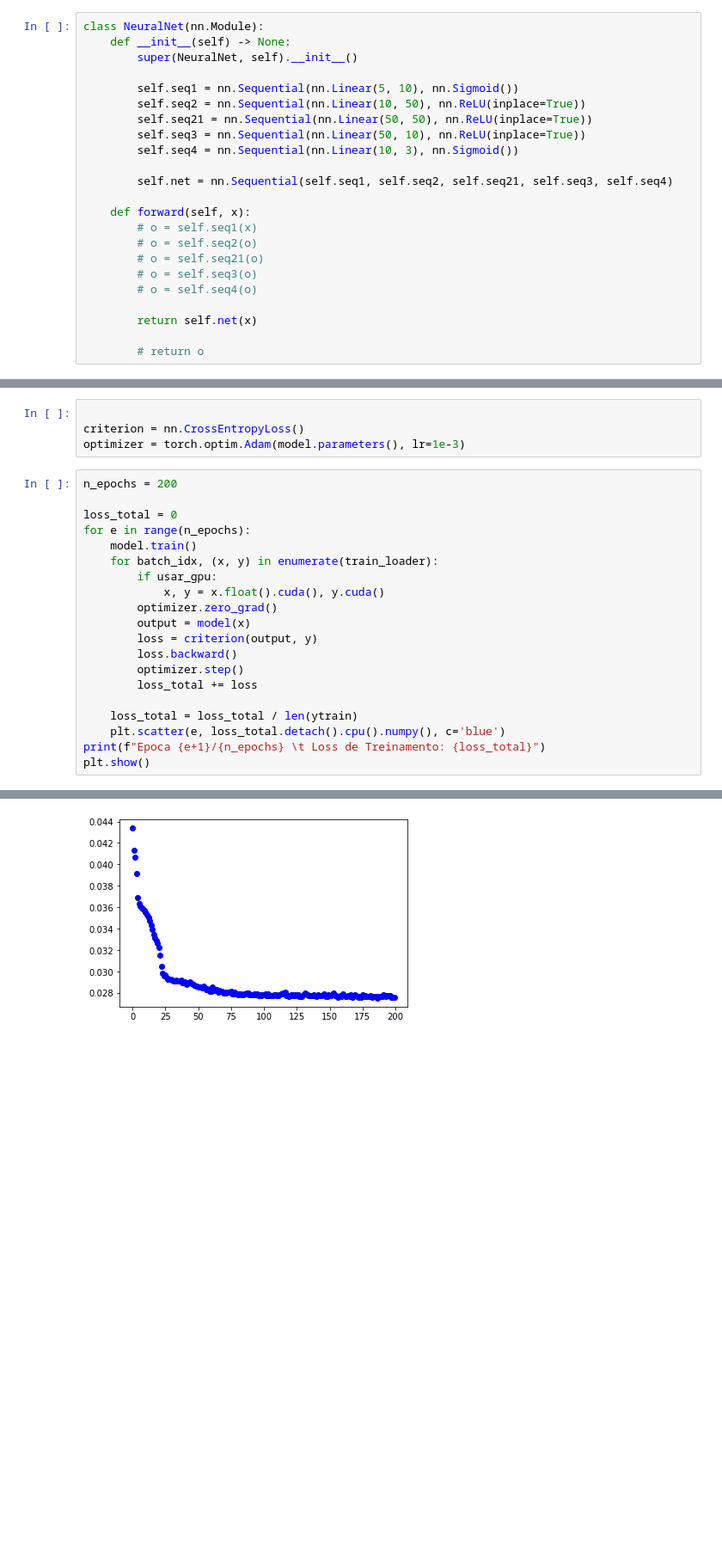
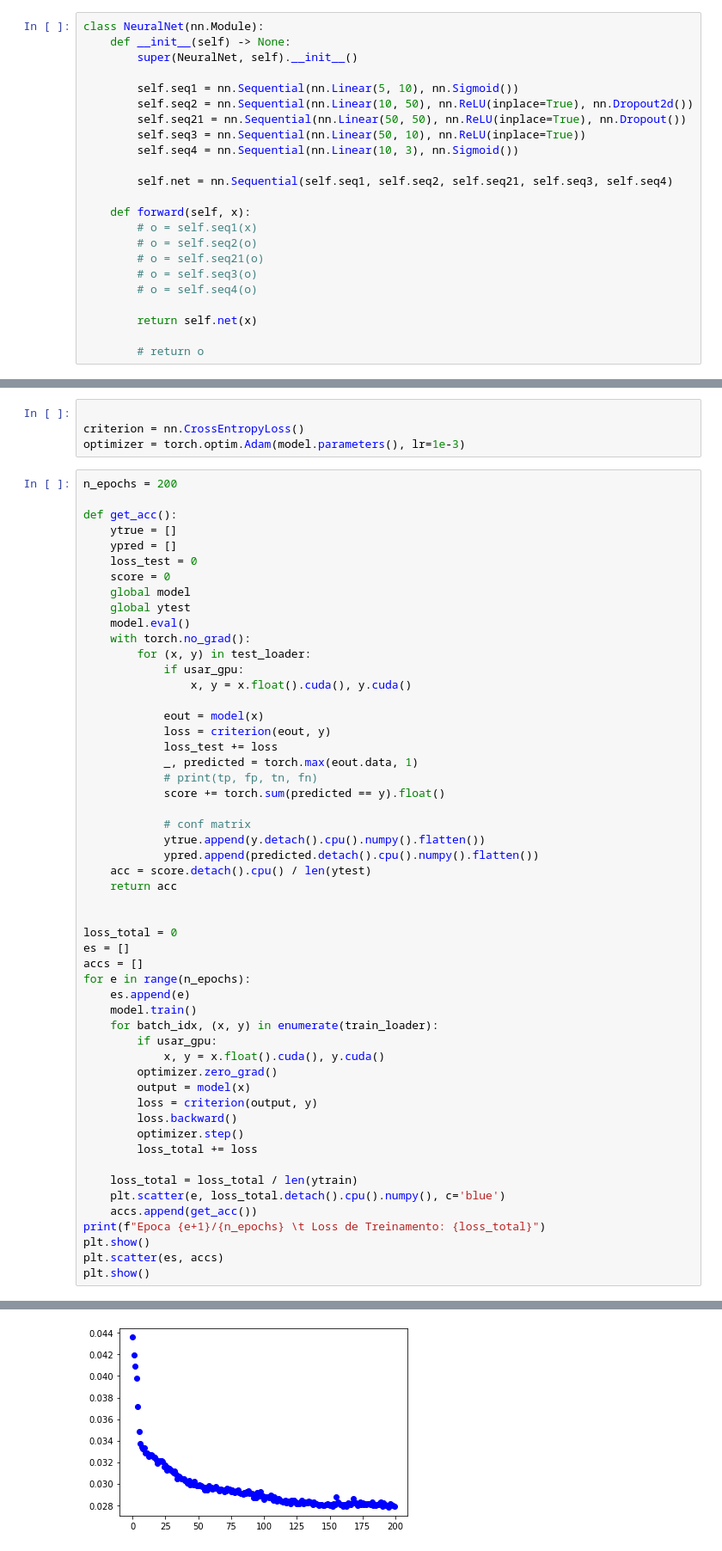
Before and after one commit to marcogmaia/ml_mfpt, a Jupyter notebook: mpft_nn.ipynb, the cells around one changed output, grey strips where cells are left out. Shown at 86% size. Saved outputs shown, nothing was run; the diff lists cells and outputs as text; blank space fills up the shorter version.

Commit message:
add dropout

```diff
--- a/mpft_nn.ipynb
+++ b/mpft_nn.ipynb
@@ -23,8 +23,8 @@ class NeuralNet(nn.Module):
         super(NeuralNet, self).__init__()
 
         self.seq1 = nn.Sequential(nn.Linear(5, 10), nn.Sigmoid())
-        self.seq2 = nn.Sequential(nn.Linear(10, 50), nn.ReLU(inplace=True))
-        self.seq21 = nn.Sequential(nn.Linear(50, 50), nn.ReLU(inplace=True))
+        self.seq2 = nn.Sequential(nn.Linear(10, 50), nn.ReLU(inplace=True), nn.Dropout2d())
+        self.seq21 = nn.Sequential(nn.Linear(50, 50), nn.ReLU(inplace=True), nn.Dropout())
         self.seq3 = nn.Sequential(nn.Linear(50, 10), nn.ReLU(inplace=True))
         self.seq4 = nn.Sequential(nn.Linear(10, 3), nn.Sigmoid())
 
@@ -82,8 +82,38 @@ optimizer = torch.optim.Adam(model.parameters(), lr=1e-3)
 # %%
 n_epochs = 200
 
+def get_acc():
+    ytrue = []
+    ypred = []
+    loss_test = 0
+    score = 0
+    global model
+    global ytest
+    model.eval()
+    with torch.no_grad():
+        for (x, y) in test_loader:
+            if usar_gpu:
+                x, y = x.float().cuda(), y.cuda()
+
+            eout = model(x)
+            loss = criterion(eout, y)
+            loss_test += loss
+            _, predicted = torch.max(eout.data, 1)
+            # print(tp, fp, tn, fn)
+            score += torch.sum(predicted == y).float()
+
+            # conf matrix
+            ytrue.append(y.detach().cpu().numpy().flatten())
+            ypred.append(predicted.detach().cpu().numpy().flatten())
+    acc = score.detach().cpu() / len(ytest)
+    return acc
+
+
 loss_total = 0
+es = []
+accs = []
 for e in range(n_epochs):
+    es.append(e)
     model.train()
     for batch_idx, (x, y) in enumerate(train_loader):
         if usar_gpu:
@@ -97,6 +127,9 @@ for e in range(n_epochs):
 
     loss_total = loss_total / len(ytrain)
     plt.scatter(e, loss_total.detach().cpu().numpy(), c='blue')
+    accs.append(get_acc())
 print(f"Epoca {e+1}/{n_epochs} \t Loss de Treinamento: {loss_total}")
 plt.show()
+plt.scatter(es, accs)
+plt.show()
 # %% [output]
@@ -104 +137 @@ Epoca 200/200    Loss de Treinamento: 0.02756587229669094
-[figure, old version]
+[figure, new version]
```
Also changed, not shown: parts of 3 cells of this notebook.
